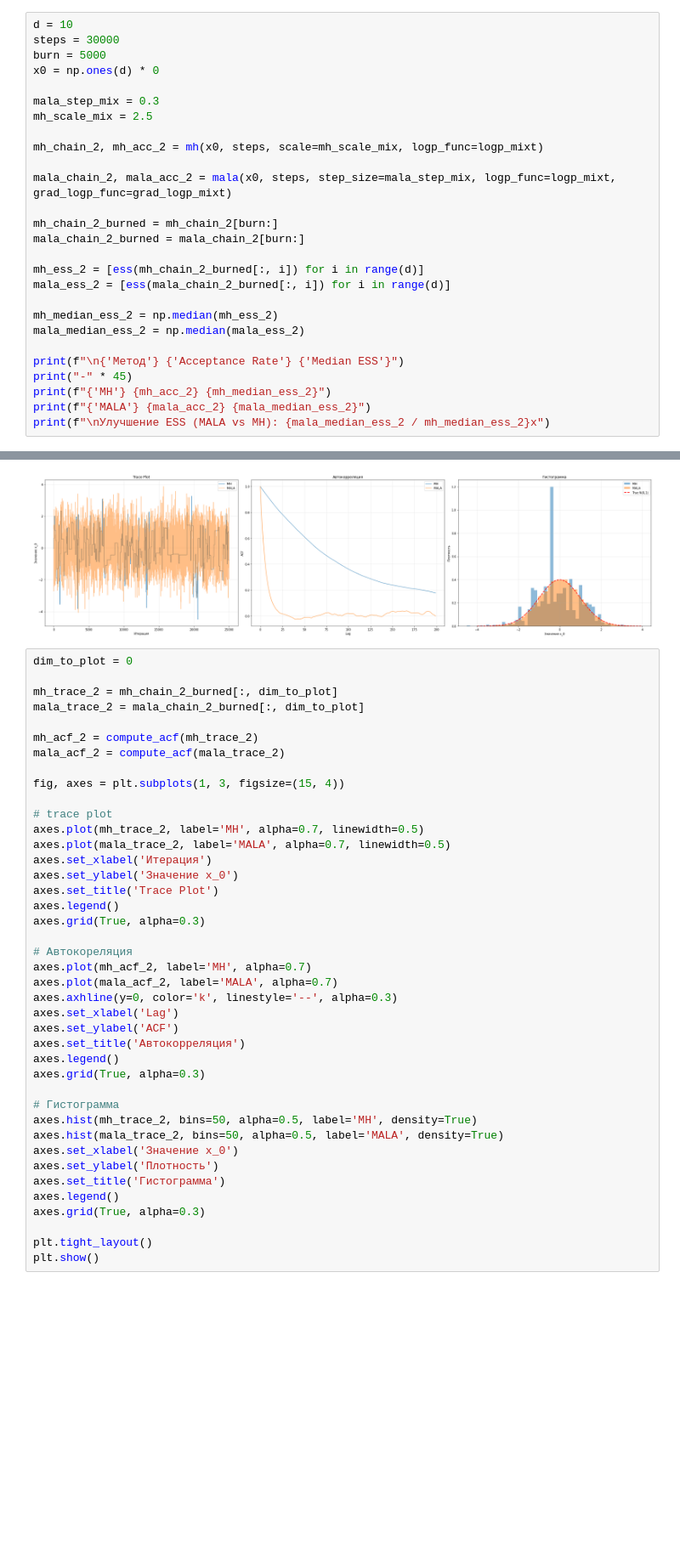
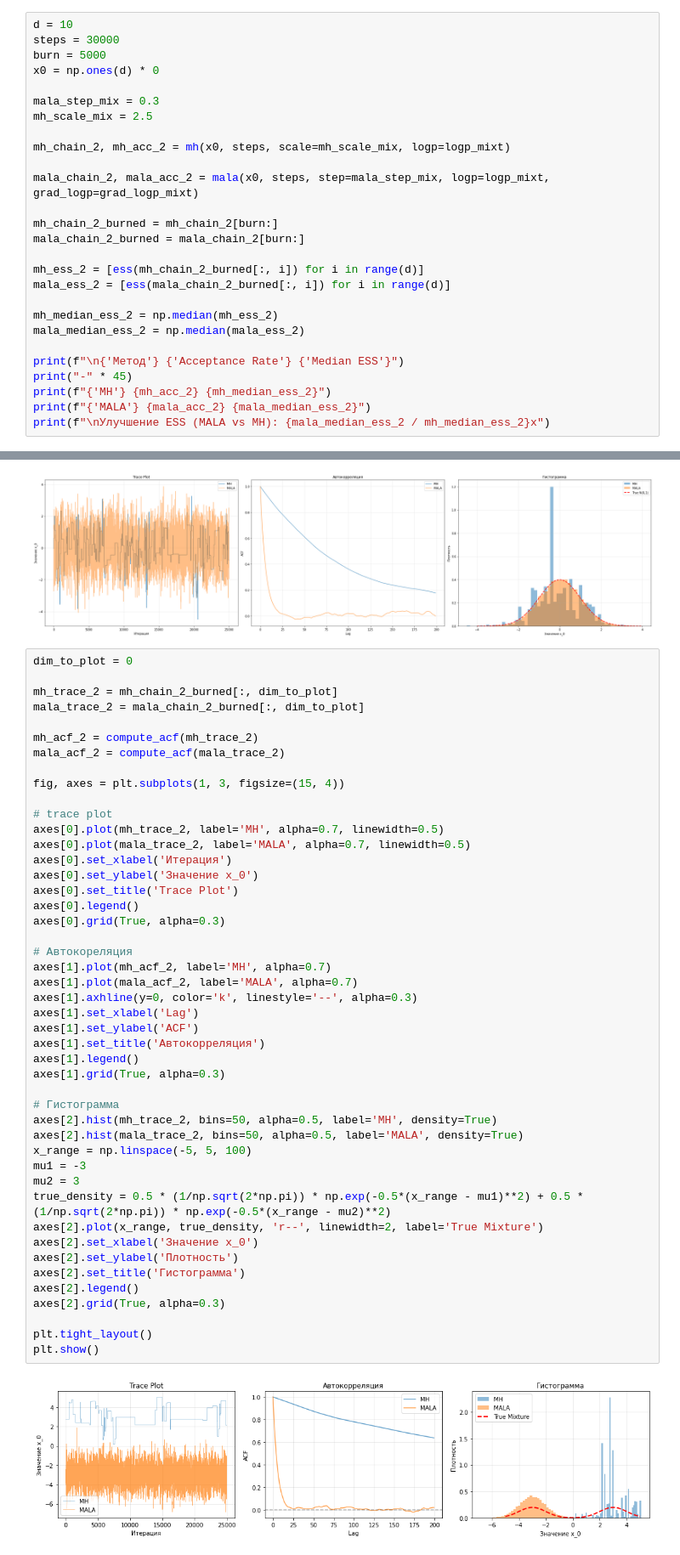
Before and after one commit to nikitosion/hw_bayesian_methods, a Jupyter notebook: HW2.ipynb, the cells around one changed output, grey strips where cells are left out. Shown at 85% size. Saved outputs shown, nothing was run; the diff lists cells and outputs as text; blank space fills up the shorter version.

```diff
--- a/HW2.ipynb
+++ b/HW2.ipynb
@@ -130,9 +136,9 @@ x0 = np.ones(d) * 0
 mala_step_mix = 0.3
 mh_scale_mix = 2.5
 
-mh_chain_2, mh_acc_2 = mh(x0, steps, scale=mh_scale_mix, logp_func=logp_mixt)
+mh_chain_2, mh_acc_2 = mh(x0, steps, scale=mh_scale_mix, logp=logp_mixt)
 
-mala_chain_2, mala_acc_2 = mala(x0, steps, step_size=mala_step_mix, logp_func=logp_mixt, grad_logp_func=grad_logp_mixt)
+mala_chain_2, mala_acc_2 = mala(x0, steps, step=mala_step_mix, logp=logp_mixt, grad_logp=grad_logp_mixt)
 
 mh_chain_2_burned = mh_chain_2[burn:]
 mala_chain_2_burned = mala_chain_2[burn:]
@@ -207,44 +220,51 @@ plt.show()
 # %%
 dim_to_plot = 0
 
 mh_trace_2 = mh_chain_2_burned[:, dim_to_plot]
 mala_trace_2 = mala_chain_2_burned[:, dim_to_plot]
 
 mh_acf_2 = compute_acf(mh_trace_2)
 mala_acf_2 = compute_acf(mala_trace_2)
 
 fig, axes = plt.subplots(1, 3, figsize=(15, 4))
 
 # trace plot
-axes.plot(mh_trace_2, label='MH', alpha=0.7, linewidth=0.5)
-axes.plot(mala_trace_2, label='MALA', alpha=0.7, linewidth=0.5)
-axes.set_xlabel('Итерация')
-axes.set_ylabel('Значение x_0')
-axes.set_title('Trace Plot')
-axes.legend()
-axes.grid(True, alpha=0.3)
+axes[0].plot(mh_trace_2, label='MH', alpha=0.7, linewidth=0.5)
+axes[0].plot(mala_trace_2, label='MALA', alpha=0.7, linewidth=0.5)
+axes[0].set_xlabel('Итерация')
+axes[0].set_ylabel('Значение x_0')
+axes[0].set_title('Trace Plot')
+axes[0].legend()
+axes[0].grid(True, alpha=0.3)
 
 # Автокореляция
-axes.plot(mh_acf_2, label='MH', alpha=0.7)
-axes.plot(mala_acf_2, label='MALA', alpha=0.7)
-axes.axhline(y=0, color='k', linestyle='--', alpha=0.3)
-axes.set_xlabel('Lag')
-axes.set_ylabel('ACF')
-axes.set_title('Автокорреляция')
-axes.legend()
-axes.grid(True, alpha=0.3)
+axes[1].plot(mh_acf_2, label='MH', alpha=0.7)
+axes[1].plot(mala_acf_2, label='MALA', alpha=0.7)
+axes[1].axhline(y=0, color='k', linestyle='--', alpha=0.3)
+axes[1].set_xlabel('Lag')
+axes[1].set_ylabel('ACF')
+axes[1].set_title('Автокорреляция')
+axes[1].legend()
+axes[1].grid(True, alpha=0.3)
 
 # Гистограмма
-axes.hist(mh_trace_2, bins=50, alpha=0.5, label='MH', density=True)
-axes.hist(mala_trace_2, bins=50, alpha=0.5, label='MALA', density=True)
-axes.set_xlabel('Значение x_0')
-axes.set_ylabel('Плотность')
-axes.set_title('Гистограмма')
-axes.legend()
-axes.grid(True, alpha=0.3)
+axes[2].hist(mh_trace_2, bins=50, alpha=0.5, label='MH', density=True)
+axes[2].hist(mala_trace_2, bins=50, alpha=0.5, label='MALA', density=True)
+x_range = np.linspace(-5, 5, 100)
+mu1 = -3
+mu2 = 3
+true_density = 0.5 * (1/np.sqrt(2*np.pi)) * np.exp(-0.5*(x_range - mu1)**2) + 0.5 * (1/np.sqrt(2*np.pi)) * np.exp(-0.5*(x_range - mu2)**2)
+axes[2].plot(x_range, true_density, 'r--', linewidth=2, label='True Mixture')
+axes[2].set_xlabel('Значение x_0')
+axes[2].set_ylabel('Плотность')
+axes[2].set_title('Гистограмма')
+axes[2].legend()
+axes[2].grid(True, alpha=0.3)
 
 plt.tight_layout()
 plt.show()
+# %% [output]
+[figure, added]
 # %%
 # Вывод
 # MALA показывает значительно лучшие результаты по сравнению с MH в плане ESS и качества аппроксимации целевого распределения, так как MALA
```
Also changed, not shown: parts of 3 cells of this notebook.
